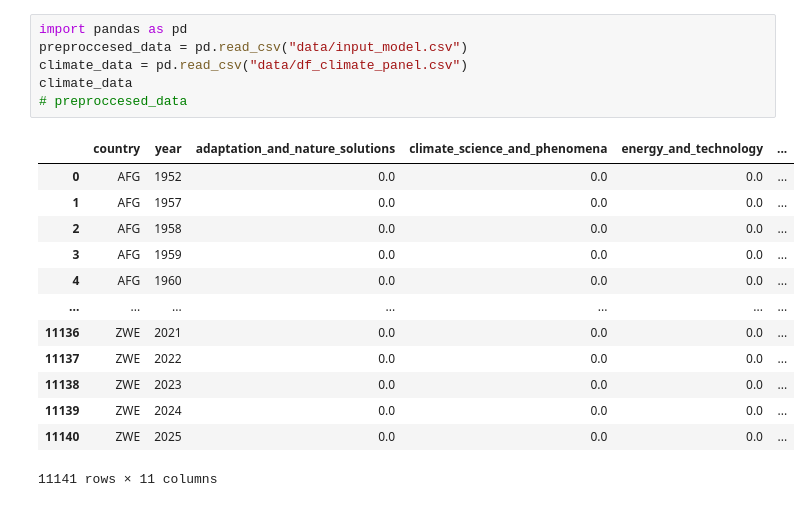
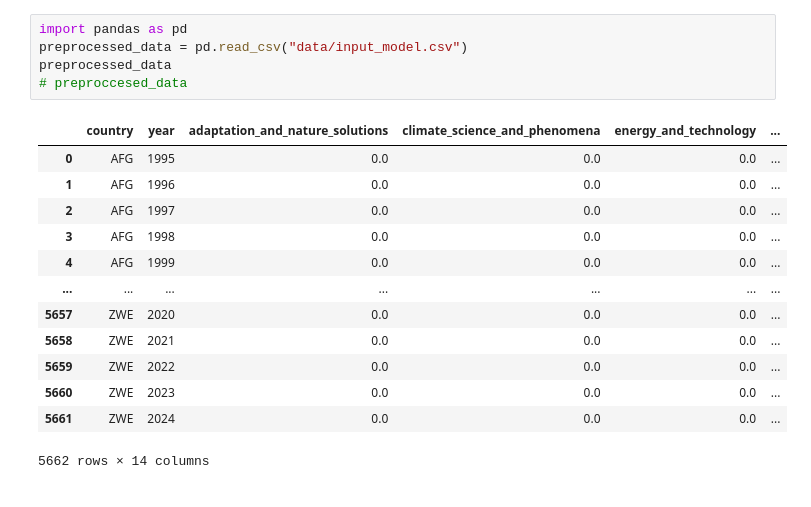
Before and after one commit to jacobgroot/FDS, a Jupyter notebook: analysis.ipynb, the cells around one changed output. Drawn from its saved outputs; the diff is of its cells as text.

```diff
--- a/analysis.ipynb
+++ b/analysis.ipynb
@@ -1,20 +1,19 @@
 # %%
 import pandas as pd
-preproccesed_data = pd.read_csv("data/input_model.csv")
-climate_data = pd.read_csv("data/df_climate_panel.csv")
-climate_data
+preprocessed_data = pd.read_csv("data/input_model.csv")
+preprocessed_data
 # preproccesed_data
 # %% [output]
 |  | country | year | adaptation_and_nature_solutions | climate_science_and_phenomena | energy_and_technology | ... |
-| 0 | AFG | 1952 | 0.0 | 0.0 | 0.0 | ... |
-| 1 | AFG | 1957 | 0.0 | 0.0 | 0.0 | ... |
-| 2 | AFG | 1958 | 0.0 | 0.0 | 0.0 | ... |
-| 3 | AFG | 1959 | 0.0 | 0.0 | 0.0 | ... |
-| 4 | AFG | 1960 | 0.0 | 0.0 | 0.0 | ... |
+| 0 | AFG | 1995 | 0.0 | 0.0 | 0.0 | ... |
+| 1 | AFG | 1996 | 0.0 | 0.0 | 0.0 | ... |
+| 2 | AFG | 1997 | 0.0 | 0.0 | 0.0 | ... |
+| 3 | AFG | 1998 | 0.0 | 0.0 | 0.0 | ... |
+| 4 | AFG | 1999 | 0.0 | 0.0 | 0.0 | ... |
 | ... | ... | ... | ... | ... | ... | ... |
-| 11136 | ZWE | 2021 | 0.0 | 0.0 | 0.0 | ... |
-| 11137 | ZWE | 2022 | 0.0 | 0.0 | 0.0 | ... |
-| 11138 | ZWE | 2023 | 0.0 | 0.0 | 0.0 | ... |
-| 11139 | ZWE | 2024 | 0.0 | 0.0 | 0.0 | ... |
-| 11140 | ZWE | 2025 | 0.0 | 0.0 | 0.0 | ... |
+| 5657 | ZWE | 2020 | 0.0 | 0.0 | 0.0 | ... |
+| 5658 | ZWE | 2021 | 0.0 | 0.0 | 0.0 | ... |
+| 5659 | ZWE | 2022 | 0.0 | 0.0 | 0.0 | ... |
+| 5660 | ZWE | 2023 | 0.0 | 0.0 | 0.0 | ... |
+| 5661 | ZWE | 2024 | 0.0 | 0.0 | 0.0 | ... |
-11141 rows × 11 columns
+5662 rows × 14 columns
```
Also changed, not shown: parts of 4 cells of this notebook.
